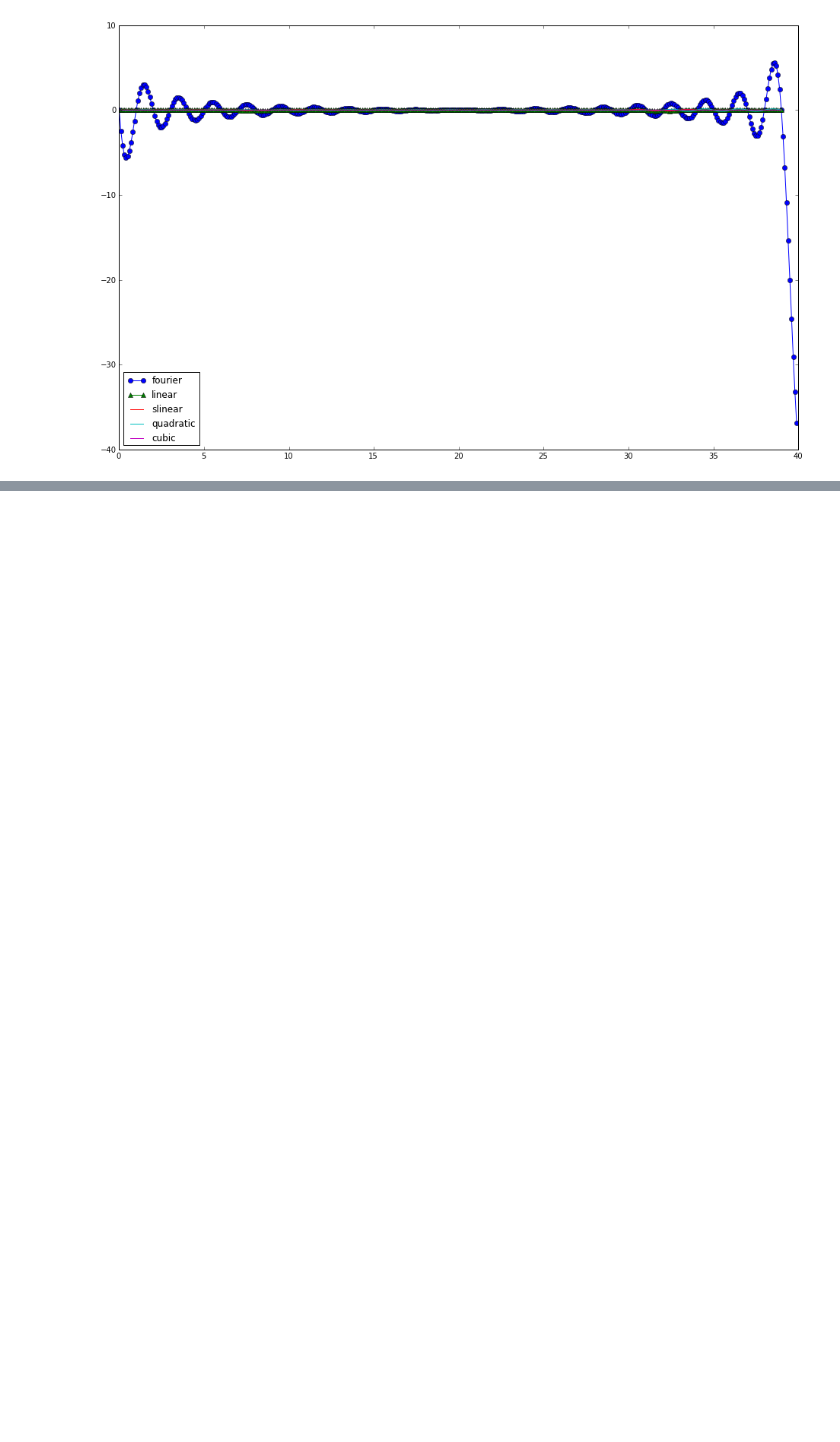
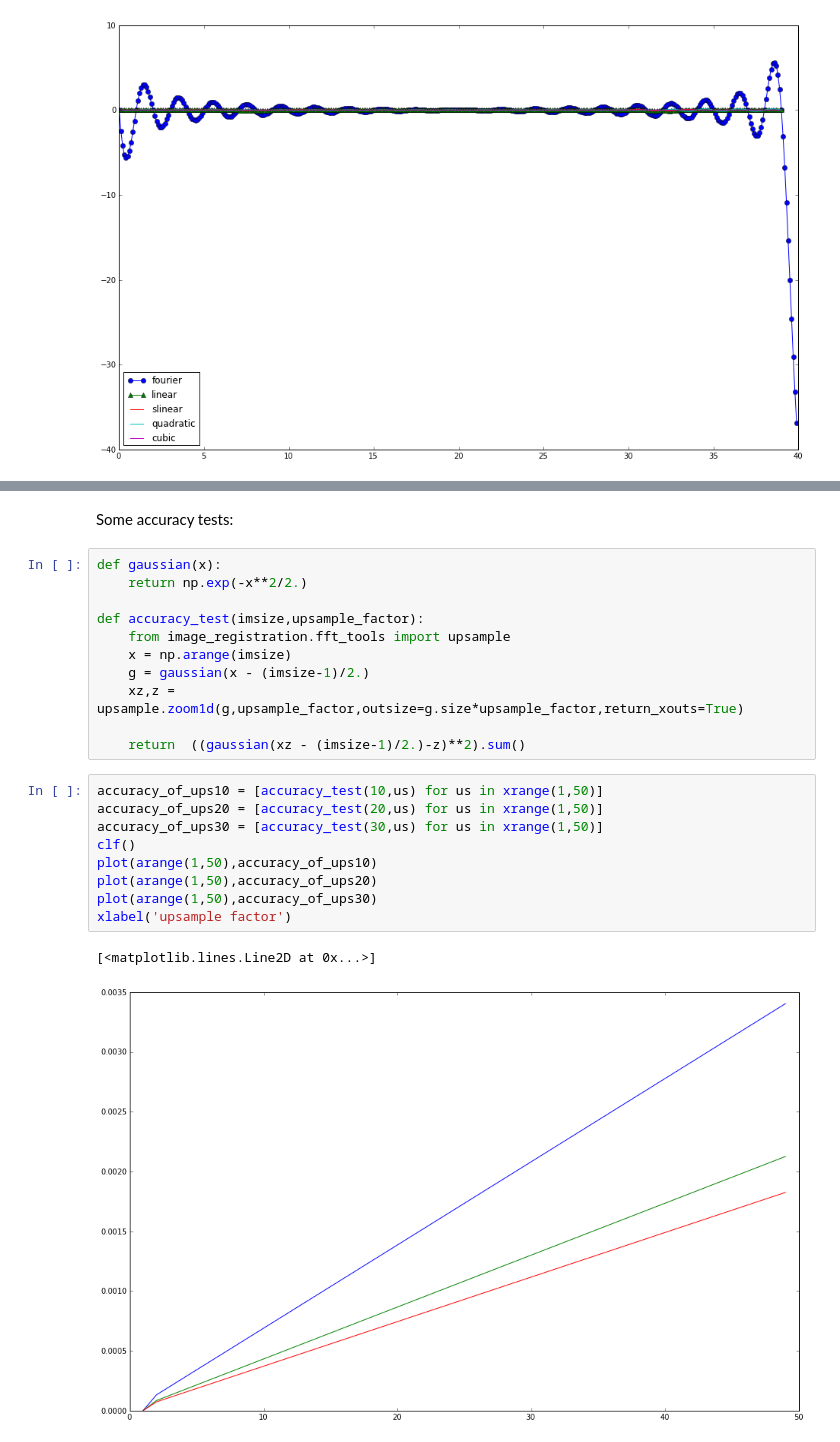
Before and after one commit to keflavich/image_registration, a Jupyter notebook: doc/Fourier Scaling = Zooming = Similarity.ipynb, the cells around one changed output, grey strips where cells are left out. Cells and saved outputs as stored; diff of their text form; blank space fills up the shorter version.

```diff
--- a/doc/Fourier Scaling = Zooming = Similarity.ipynb
+++ b/doc/Fourier Scaling = Zooming = Similarity.ipynb
@@ -187,3 +187,28 @@ interpcompare(f, arange(0,40), arange(0,40,0.1))
 # %% [output]
 [figure]
 [figure]
+# %% [markdown]
+Some accuracy tests:
+# %%
+def gaussian(x):
+    return np.exp(-x**2/2.)
+
+def accuracy_test(imsize,upsample_factor):
+    from image_registration.fft_tools import upsample
+    x = np.arange(imsize)
+    g = gaussian(x - (imsize-1)/2.)
+    xz,z = upsample.zoom1d(g,upsample_factor,outsize=g.size*upsample_factor,return_xouts=True)
+
+    return  ((gaussian(xz - (imsize-1)/2.)-z)**2).sum()
+# %%
+accuracy_of_ups10 = [accuracy_test(10,us) for us in xrange(1,50)]
+accuracy_of_ups20 = [accuracy_test(20,us) for us in xrange(1,50)]
+accuracy_of_ups30 = [accuracy_test(30,us) for us in xrange(1,50)]
+clf()
+plot(arange(1,50),accuracy_of_ups10)
+plot(arange(1,50),accuracy_of_ups20)
+plot(arange(1,50),accuracy_of_ups30)
+xlabel('upsample factor')
+# %% [output]
+[<matplotlib.lines.Line2D at 0x...>]
+[figure, added]
```
Also changed, not shown: parts of 12 cells of this notebook, 3 other files.
